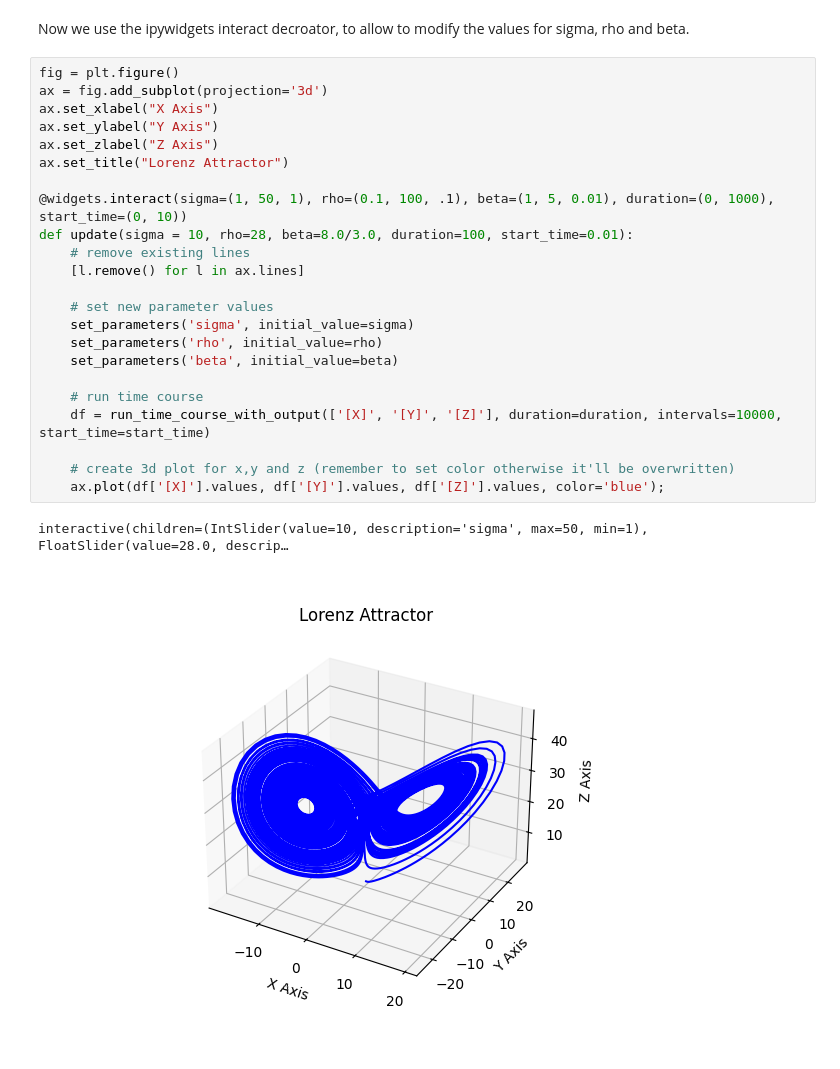
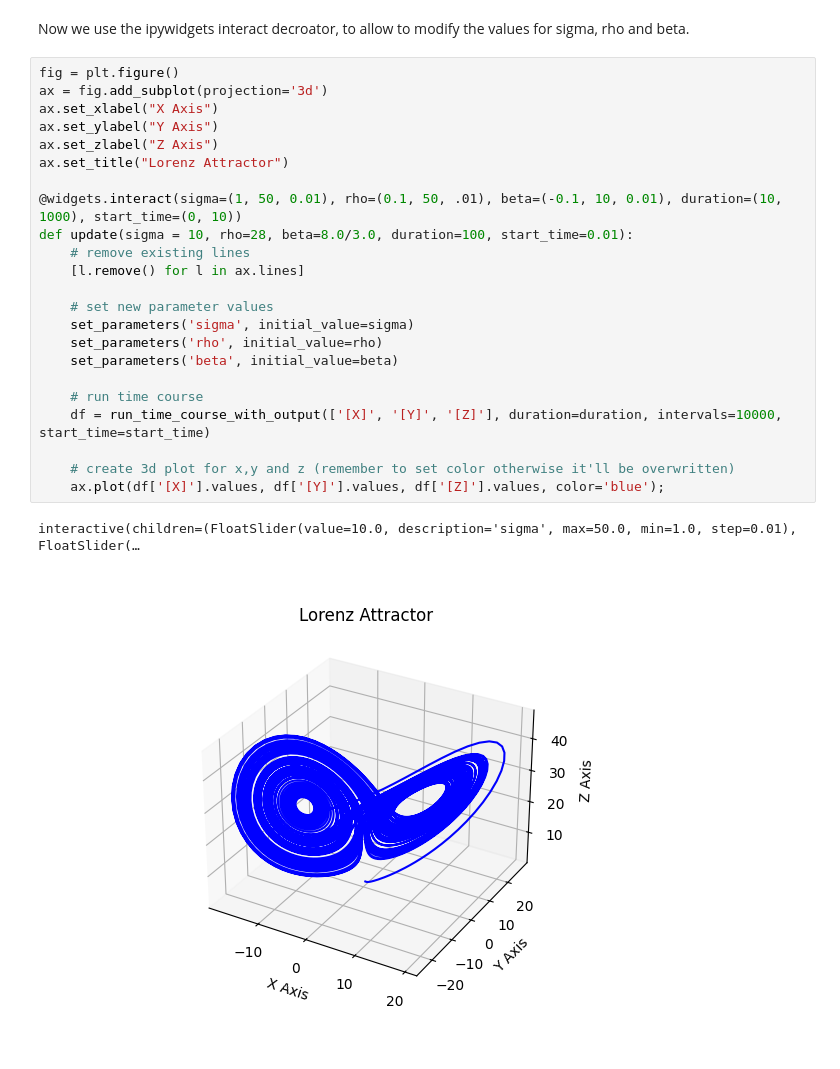
Before and after one commit to copasi/basico, a Jupyter notebook: docs/notebooks/Working_with_Widgets.ipynb, the cells around one changed output. Cells and saved outputs as stored; diff of their text form.

```diff
--- a/docs/notebooks/Working_with_Widgets.ipynb
+++ b/docs/notebooks/Working_with_Widgets.ipynb
@@ -36,26 +36,26 @@ Now we use the ipywidgets interact decroator, to allow to modify the values for
 # %%
 fig = plt.figure()
 ax = fig.add_subplot(projection='3d')
 ax.set_xlabel("X Axis")
 ax.set_ylabel("Y Axis")
 ax.set_zlabel("Z Axis")
 ax.set_title("Lorenz Attractor")
 
-@widgets.interact(sigma=(1, 50, 1), rho=(0.1, 100, .1), beta=(1, 5, 0.01), duration=(0, 1000), start_time=(0, 10))
+@widgets.interact(sigma=(1, 50, 0.01), rho=(0.1, 50, .01), beta=(-0.1, 10, 0.01), duration=(10, 1000), start_time=(0, 10))
 def update(sigma = 10, rho=28, beta=8.0/3.0, duration=100, start_time=0.01):
     # remove existing lines
     [l.remove() for l in ax.lines]
 
     # set new parameter values
     set_parameters('sigma', initial_value=sigma)
     set_parameters('rho', initial_value=rho)
     set_parameters('beta', initial_value=beta)
 
     # run time course
     df = run_time_course_with_output(['[X]', '[Y]', '[Z]'], duration=duration, intervals=10000, start_time=start_time)
 
     # create 3d plot for x,y and z (remember to set color otherwise it'll be overwritten)
     ax.plot(df['[X]'].values, df['[Y]'].values, df['[Z]'].values, color='blue');
 # %% [output]
-interactive(children=(IntSlider(value=10, description='sigma', max=50, min=1), FloatSlider(value=28.0, descrip…
+interactive(children=(FloatSlider(value=10.0, description='sigma', max=50.0, min=1.0, step=0.01), FloatSlider(…
-[figure, old version]
+[figure, new version]
```
Also changed, not shown: parts of 1 cell of this notebook, 1 other file.
